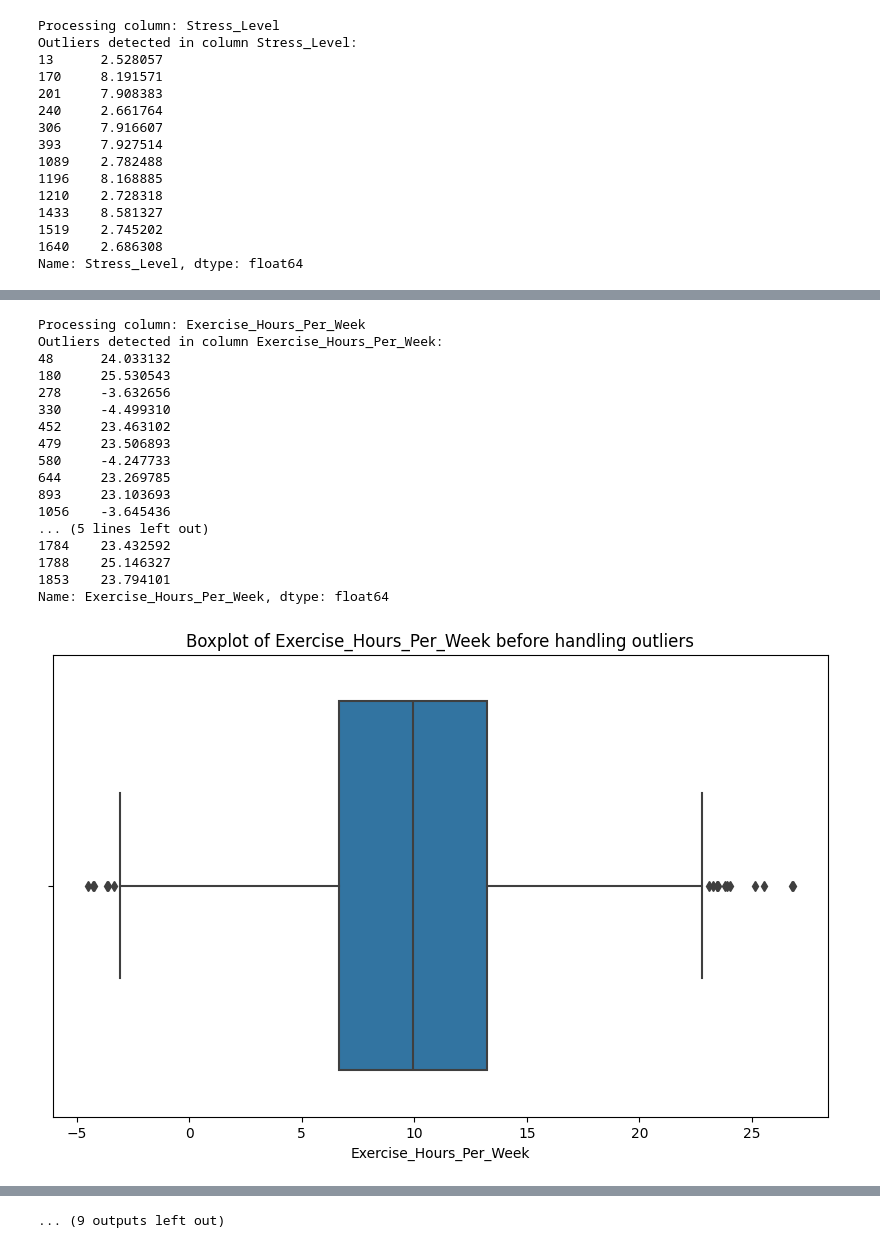
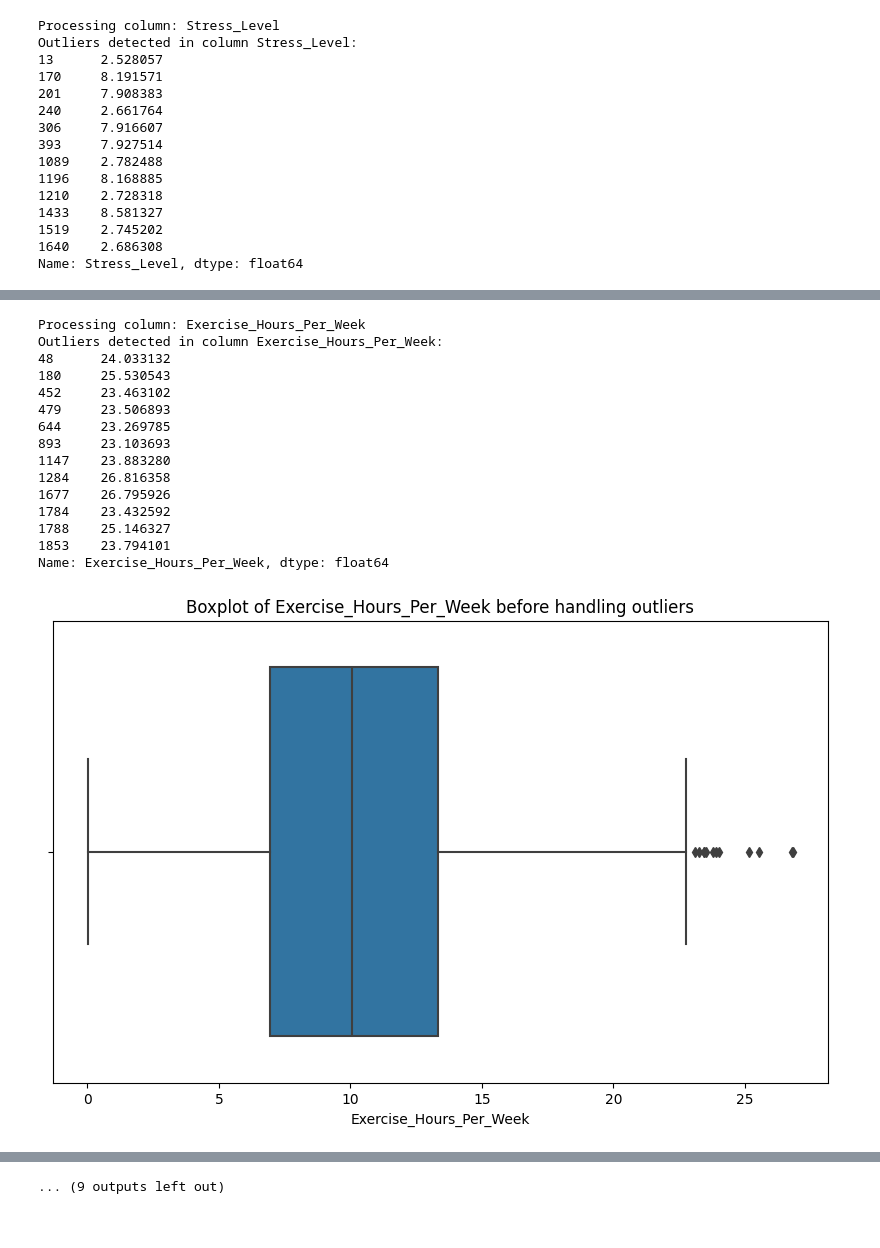
Before and after one commit to mrsuiii/Conclusion-and-testing-hypothesi, a Jupyter notebook: analys.ipynb, the cells around one changed output, grey strips where cells are left out. Saved outputs shown, nothing was run; the diff lists cells and outputs as text; code cells hidden in the pictures.

```diff
--- a/analys.ipynb
+++ b/analys.ipynb
@@ -110,6 +111,7 @@ def handle_outliers_iqr(data):
 
 # Menangani outlier pada semua kolom numerik menggunakan metode IQR
 numeric_columns = df.select_dtypes(include=[np.number]).columns
+df = df[df['Exercise_Hours_Per_Week'] >= 0]
 for column in numeric_columns:
     print(f"Processing column: {column}")
     outliers = detect_outliers_iqr(df[column])
@@ -157,36 +159,34 @@ Name: Income, dtype: float64
 [figure]
 Processing column: Stress_Level
 Outliers detected in column Stress_Level:
 13      2.528057
 170     8.191571
 201     7.908383
 240     2.661764
 306     7.916607
 393     7.927514
 1089    2.782488
 1196    8.168885
 1210    2.728318
 1433    8.581327
 1519    2.745202
 1640    2.686308
 Name: Stress_Level, dtype: float64
 [figure]
 [figure]
 Processing column: Exercise_Hours_Per_Week
 Outliers detected in column Exercise_Hours_Per_Week:
 48      24.033132
 180     25.530543
-278     -3.632656
-330     -4.499310
 452     23.463102
 479     23.506893
-580     -4.247733
 644     23.269785
 893     23.103693
-1056    -3.645436
-... (5 lines left out)
+1147    23.883280
+1284    26.816358
+1677    26.795926
 1784    23.432592
 1788    25.146327
 1853    23.794101
 Name: Exercise_Hours_Per_Week, dtype: float64
-[figure, old version]
+[figure, new version]
```
Also changed, not shown: parts of 4 cells of this notebook.
